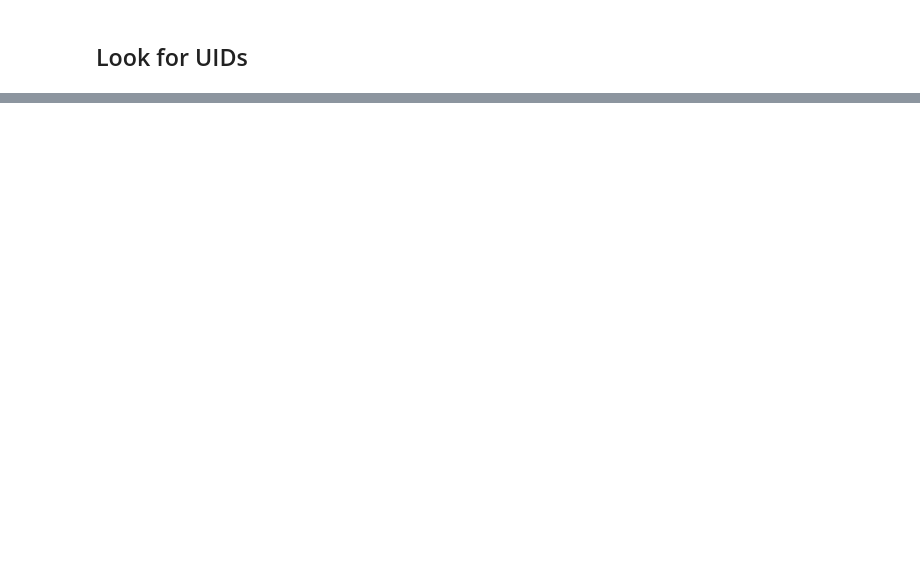
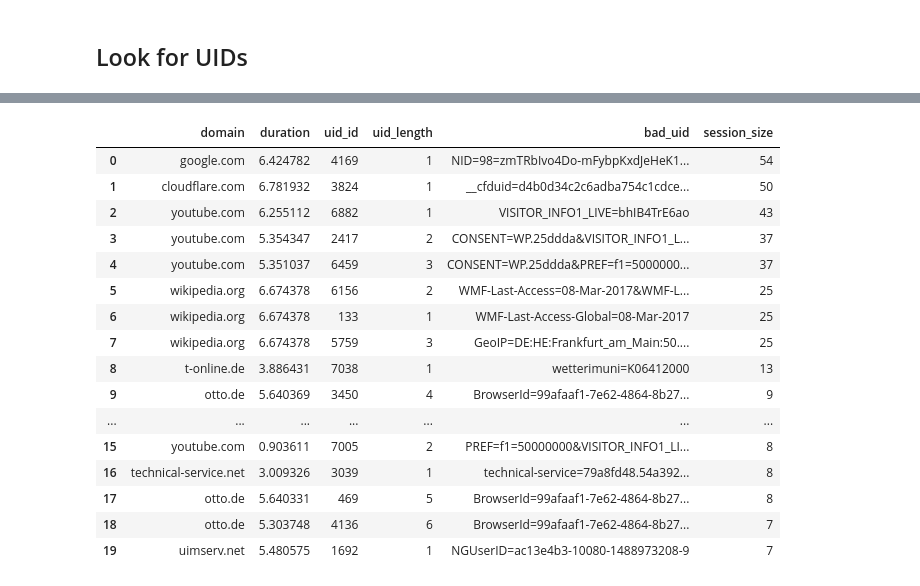
Before and after one commit to sammacbeth/tracking_measurement, a Jupyter notebook: Tracking Protection comparison.ipynb, the cells around one changed output, grey strips where cells are left out. Saved outputs shown, nothing was run; the diff lists cells and outputs as text; code cells hidden in the pictures; blank space fills up the shorter version.

```diff
--- a/Tracking Protection comparison.ipynb
+++ b/Tracking Protection comparison.ipynb
@@ -211,0 +225,21 @@ analysed_crawls[2]["bad_uniques"].where('uid_id = 35400').take(10)
+# %%
+uid_rankings[3].where('session_size > 5')\
+    .select('domain', 'duration', 'uid_id', 'uid_length', 'bad_uid', 'session_size').toPandas()[:20]
+# %% [output]
+|  | domain | duration | uid_id | uid_length | bad_uid | session_size |
+| 0 | google.com | 6.424782 | 4169 | 1 | NID=98=zmTRbIvo4Do-mFybpKxdJeHeK1... | 54 |
+| 1 | cloudflare.com | 6.781932 | 3824 | 1 | __cfduid=d4b0d34c2c6adba754c1cdce... | 50 |
+| 2 | youtube.com | 6.255112 | 6882 | 1 | VISITOR_INFO1_LIVE=bhIB4TrE6ao | 43 |
+| 3 | youtube.com | 5.354347 | 2417 | 2 | CONSENT=WP.25ddda&VISITOR_INFO1_L... | 37 |
+| 4 | youtube.com | 5.351037 | 6459 | 3 | CONSENT=WP.25ddda&PREF=f1=5000000... | 37 |
+| 5 | wikipedia.org | 6.674378 | 6156 | 2 | WMF-Last-Access=08-Mar-2017&WMF-L... | 25 |
+| 6 | wikipedia.org | 6.674378 | 133 | 1 | WMF-Last-Access-Global=08-Mar-2017 | 25 |
+| 7 | wikipedia.org | 6.674378 | 5759 | 3 | GeoIP=DE:HE:Frankfurt_am_Main:50.... | 25 |
+| 8 | t-online.de | 3.886431 | 7038 | 1 | wetterimuni=K06412000 | 13 |
+| 9 | otto.de | 5.640369 | 3450 | 4 | BrowserId=99afaaf1-7e62-4864-8b27... | 9 |
+| ... | ... | ... | ... | ... | ... | ... |
+| 15 | youtube.com | 0.903611 | 7005 | 2 | PREF=f1=50000000&VISITOR_INFO1_LI... | 8 |
+| 16 | technical-service.net | 3.009326 | 3039 | 1 | technical-service=79a8fd48.54a392... | 8 |
+| 17 | otto.de | 5.640331 | 469 | 5 | BrowserId=99afaaf1-7e62-4864-8b27... | 8 |
+| 18 | otto.de | 5.303748 | 4136 | 6 | BrowserId=99afaaf1-7e62-4864-8b27... | 7 |
+| 19 | uimserv.net | 5.480575 | 1692 | 1 | NGUserID=ac13e4b3-10080-1488973208-9 | 7 |
```
Also changed, not shown: parts of 12 cells of this notebook, 3 other files.
